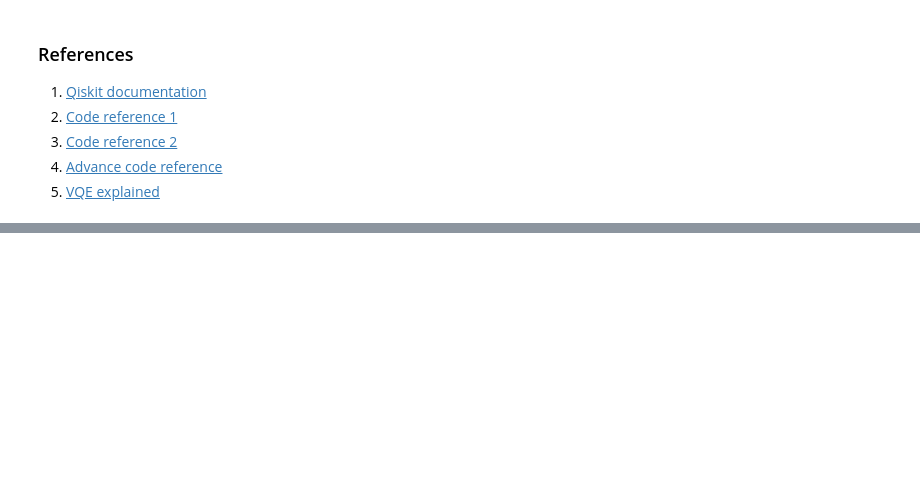
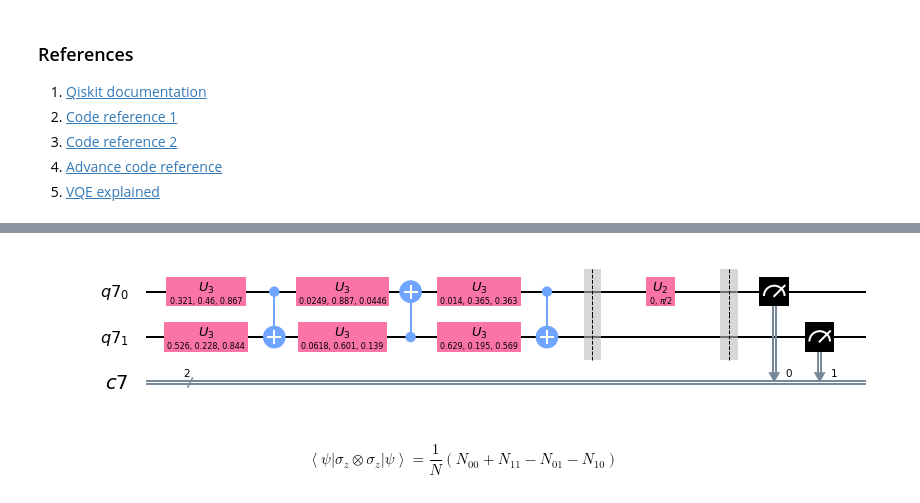
Before and after one commit to gllodra12/VQE-4x4-Hamiltonian, a Jupyter notebook: Task_4.ipynb, the cells around one changed output, grey strips where cells are left out. Saved outputs shown, nothing was run; the diff lists cells and outputs as text; code cells hidden in the pictures; blank space fills up the shorter version.

```diff
--- a/Task_4.ipynb
+++ b/Task_4.ipynb
@@ -570,0 +664,43 @@ In this section, I will focus on implementing things I would like to get a deepe
+# %%
+def universal_measurement(measure, circuit, q_regs, c_regs):
+    circuit.barrier(q_regs[0],q_regs[1])
+
+    # Measure X or Y basis
+    for qubit_num, matrix in enumerate(measure):
+        if matrix == 'X':
+            circuit.u2(0, np.pi, q_regs[qubit_num])
+
+        elif matrix == 'Y':
+            circuit.u2(0, np.pi/2, q_regs[qubit_num])
+
+    # Measure Z-basis
+    circuit.barrier(q_regs[0],q_regs[1])
+    circuit.measure(q_regs[0], c_regs[0])
+    circuit.measure(q_regs[1], c_regs[1])
+
+    return circuit
+# %%
+def universal_quantum_circuit(parameters, measure):
+    # Set up a 2-qubits quantum circuit |00>
+    q = QuantumRegister(2)
+    c = ClassicalRegister(2)
+
+    circuit = QuantumCircuit(q, c)
+
+    # Implementing the ansatz in the circuit
+    circuit = universal_ansatz(circuit, parameters)
+
+    # Measurments
+    circuit = universal_measurement(measure, circuit, q, c)
+
+    return circuit
+# %%
+# Draw circuit
+measure='YI'
+initial_guess = np.random.random(18)
+circ = universal_quantum_circuit(parameters=initial_guess, measure=measure)
+circ.draw('mpl')
+# %% [output]
+[figure, added]
+# %% [markdown]
+$$\left\langle \psi \right| \sigma_z \otimes \sigma_z \left| \psi \right\rangle = \frac{1}{N}(N_{00}+N_{11}-N_{01}-N_{10}) $$
```
Also changed, not shown: parts of 19 cells of this notebook.
